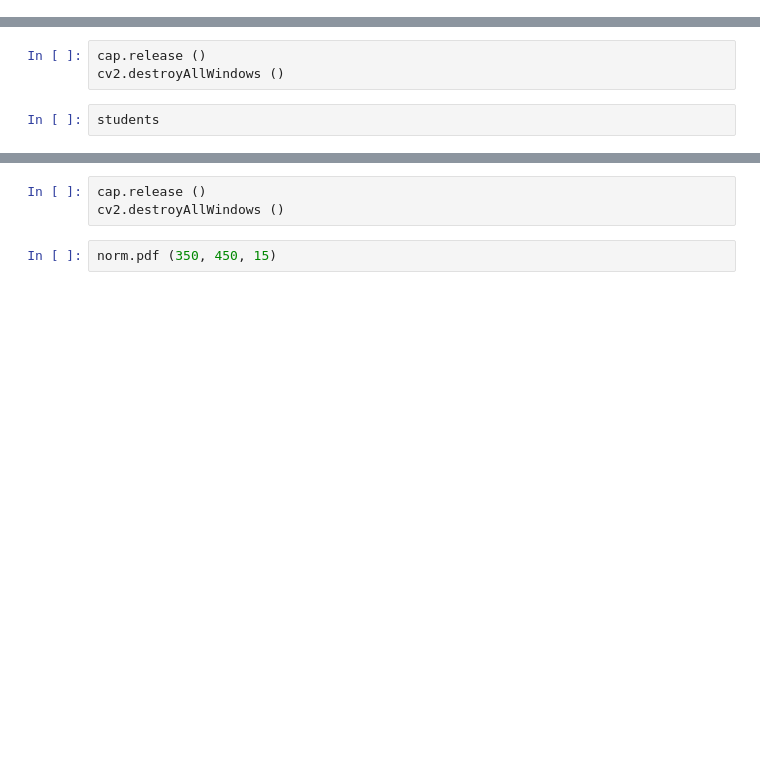
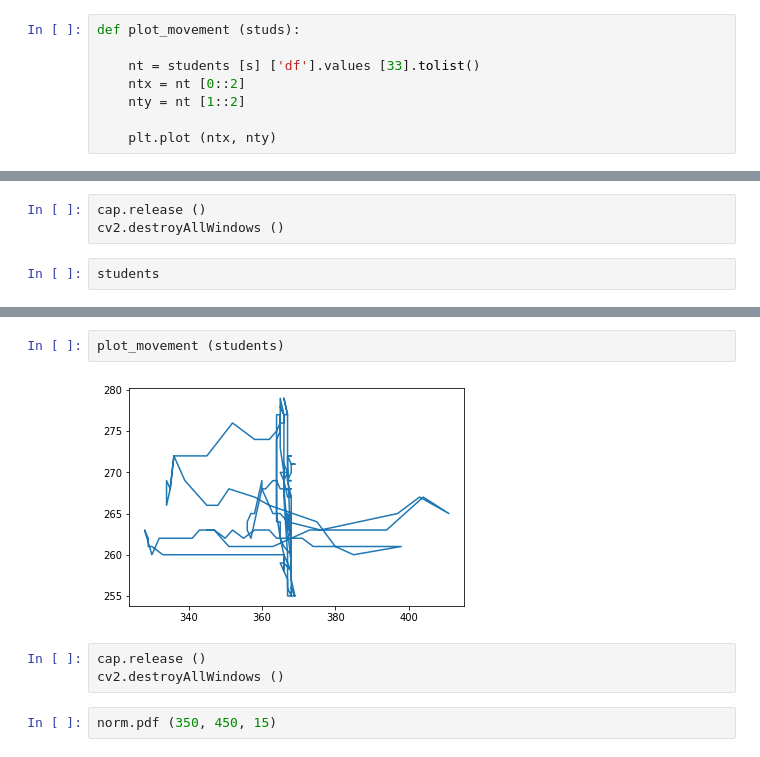
Before and after one commit to smdp2000/Smart_Monitoring_System-1, a Jupyter notebook: classroom monitor.ipynb, the cells around one changed output, grey strips where cells are left out. Drawn from its saved outputs; the diff is of its cells as text; blank space fills up the shorter version.

```diff
--- a/classroom monitor.ipynb
+++ b/classroom monitor.ipynb
@@ -31,6 +31,14 @@ def find_distracted (students):
             disturbed.append ((i+1))
 
     return disturbed
+# %%
+def plot_movement (studs):
+
+    nt = students [s] ['df'].values [33].tolist()
+    ntx = nt [0::2]
+    nty = nt [1::2]
+
+    plt.plot (ntx, nty)
 # %%
 find_distracted (students)
 # %% [output]
@@ -252,3 +257,7 @@ threshold:  0.16116188131789258
+# %%
+plot_movement (students)
+# %% [output]
+[figure, added]
 # %%
 cap.release ()
 cv2.destroyAllWindows ()
```
Also changed, not shown: parts of 8 cells of this notebook.
